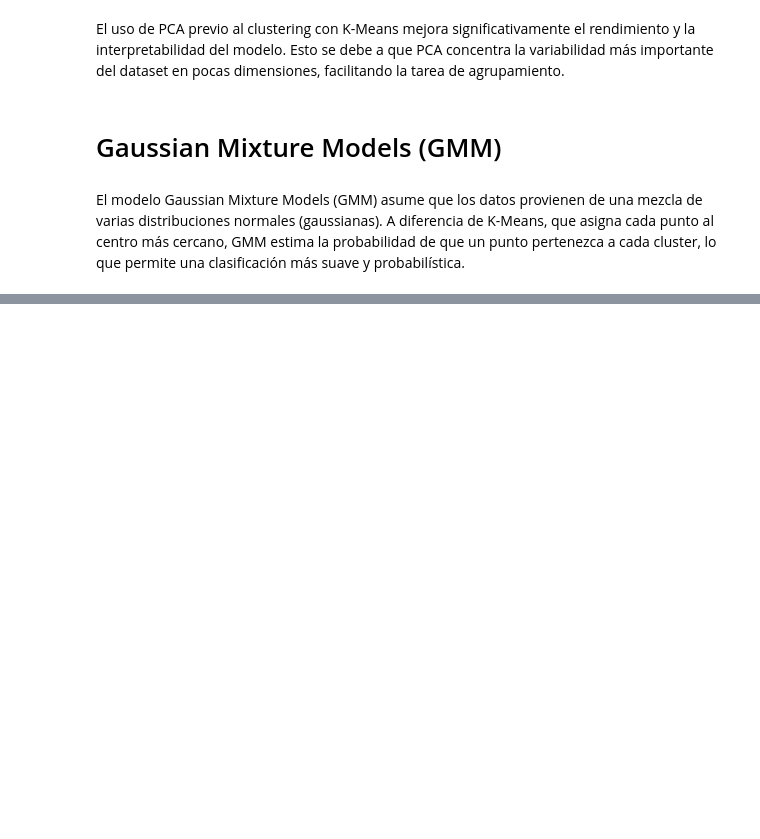
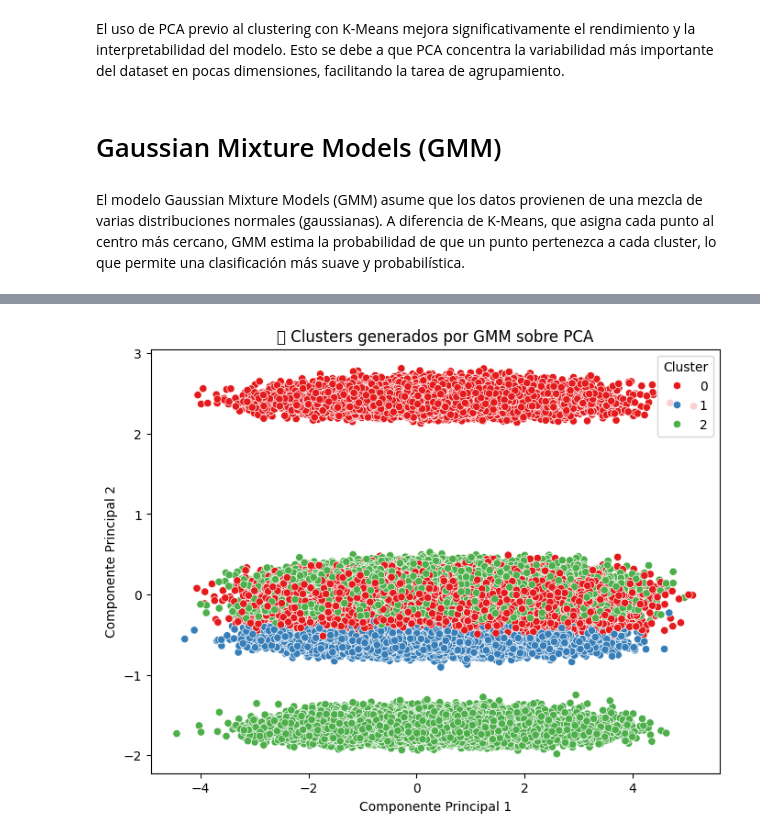
Before and after one commit to micaelakorol21/water_quality_unsupervised_learning, a Jupyter notebook: water_quality_unsupervised_learning.ipynb, the cells around one changed output, grey strips where cells are left out. Cells and saved outputs as stored; diff of their text form; code cells hidden in the pictures; blank space fills up the shorter version.

```diff
--- a/water_quality_unsupervised_learning.ipynb
+++ b/water_quality_unsupervised_learning.ipynb
@@ -1395,7 +1401,7 @@ pca = PCA(n_components=2, random_state=42)
 X_pca = pca.fit_transform(X_scaled)
 # %%
 # Ajustamos el modelo con 2 clusters
-gmm = GaussianMixture(n_components=2, covariance_type='full', random_state=42)
+gmm = GaussianMixture(n_components=3, covariance_type='full', random_state=42)
 gmm.fit(X_scaled)
 
 # Asignar a cada punto el cluster con mayor probabilidad
@@ -1428,0 +1470,14 @@ print("🔍 Silhouette Score con GMM:", round(silhouette_gmm, 3))
+# %%
+# GMM clustering sobre PCA
+df_gmm_pca = pd.DataFrame(X_pca, columns=['PC1', 'PC2'])
+df_gmm_pca['Cluster'] = gmm_labels  # <- labels del modelo GMM
+
+plt.figure(figsize=(8, 6))
+sns.scatterplot(data=df_gmm_pca, x='PC1', y='PC2', hue='Cluster', palette='Set1')
+plt.title("🔴 Clusters generados por GMM sobre PCA")
+plt.xlabel("Componente Principal 1")
+plt.ylabel("Componente Principal 2")
+plt.legend(title="Cluster")
+plt.show()
+# %% [output]
+[figure, added]
```
Also changed, not shown: parts of 13 cells of this notebook.
